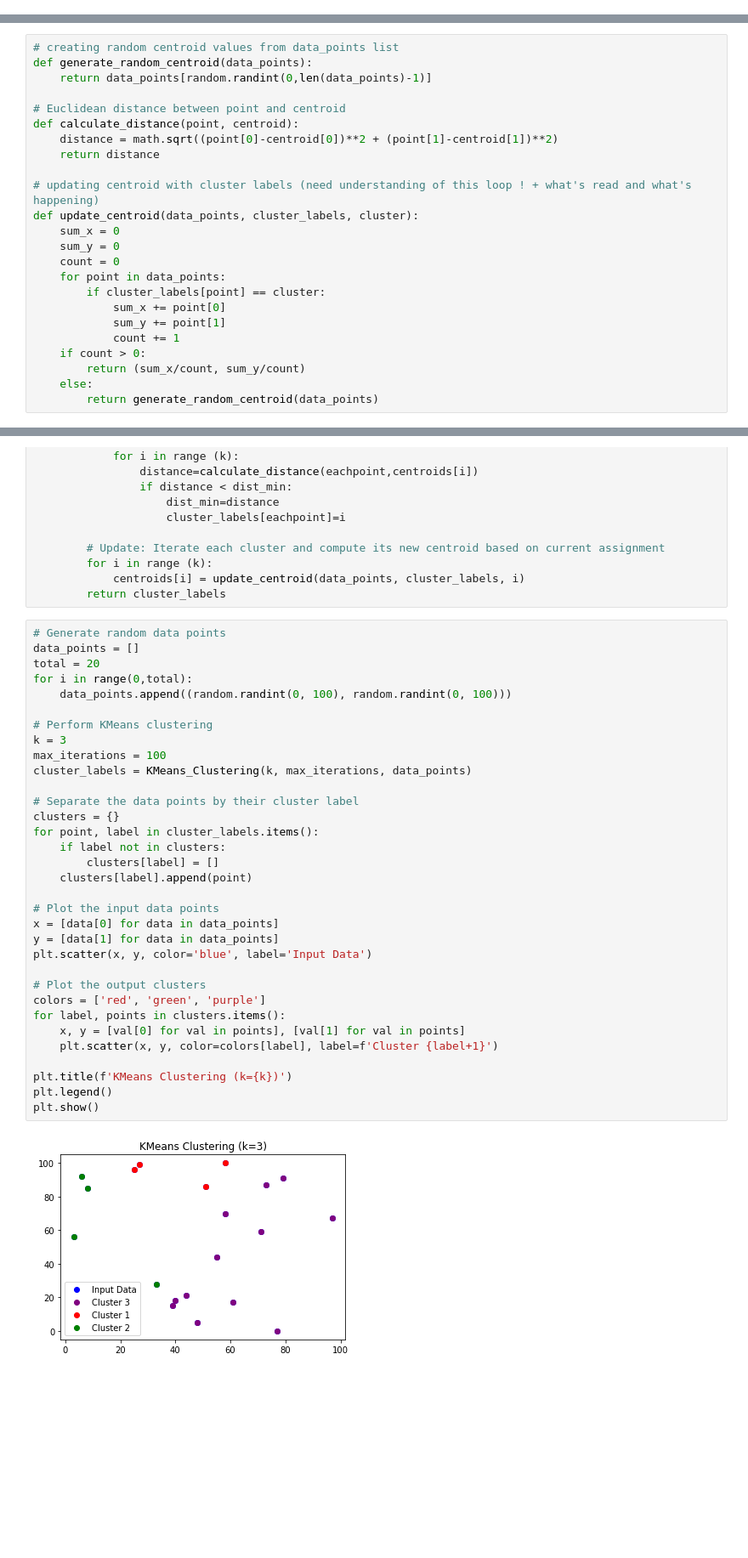
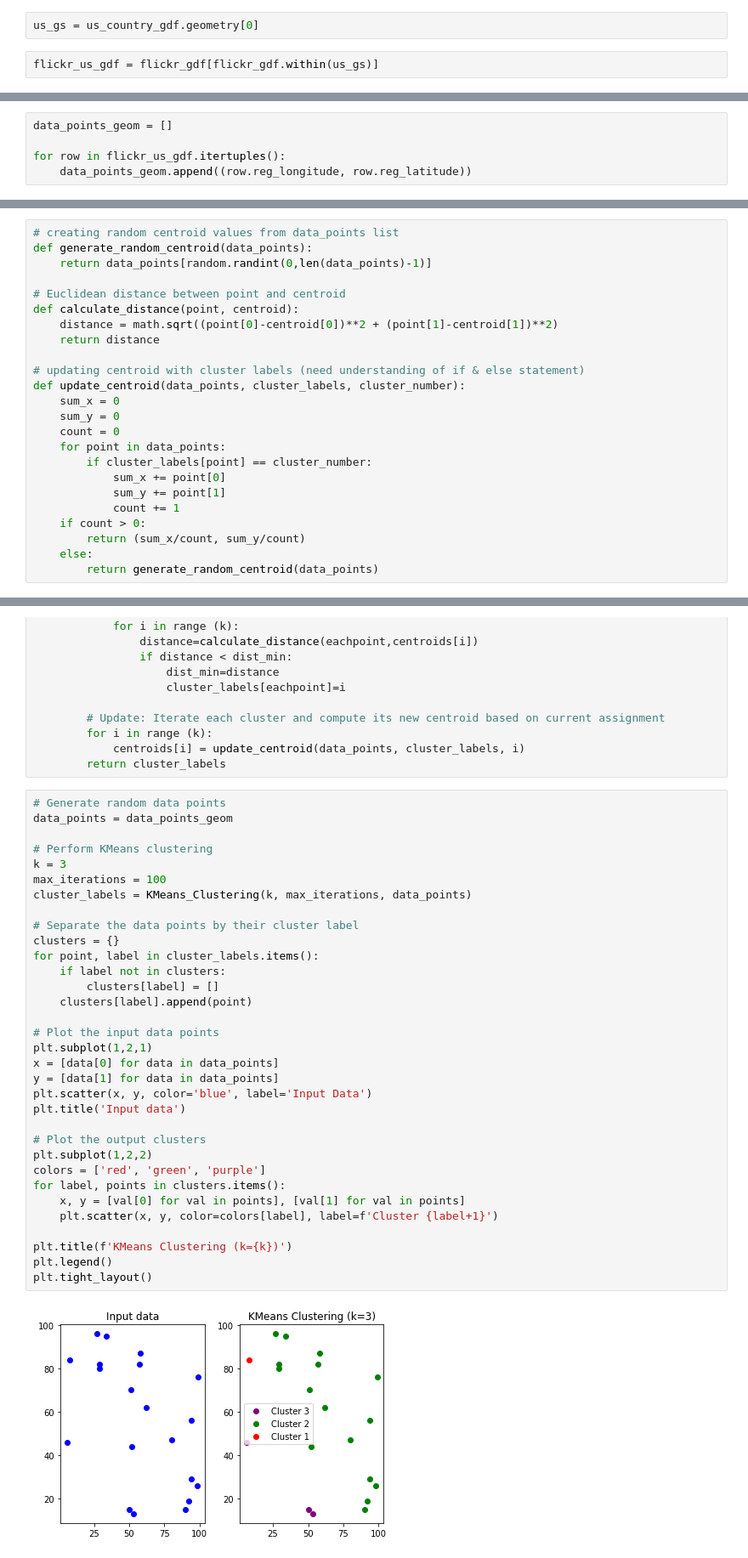
Before and after one commit to Sidrcs/Geospatial_BigData_Analytics, a Jupyter notebook: K-Means_Algorithm/K_Means.ipynb, the cells around one changed output, grey strips where cells are left out. Shown at 85% size. Drawn from its saved outputs; the diff is of its cells as text; blank space fills up the shorter version.

```diff
--- a/K-Means_Algorithm/K_Means.ipynb
+++ b/K-Means_Algorithm/K_Means.ipynb
@@ -70,0 +330,4 @@ Bounding Box:  [(0, 0), (3, 4)]
+# %%
+us_gs = us_country_gdf.geometry[0]
+# %%
+flickr_us_gdf = flickr_gdf[flickr_gdf.within(us_gs)]
@@ -71,3 +354,8 @@ Bounding Box:  [(0, 0), (3, 4)]
+# %%
+data_points_geom = []
+
+for row in flickr_us_gdf.itertuples():
+    data_points_geom.append((row.reg_longitude, row.reg_latitude))
 # %% [markdown]
 ### Task 3: K-Means Algorithm
 # %%
@@ -80,13 +368,13 @@ def calculate_distance(point, centroid):
     distance = math.sqrt((point[0]-centroid[0])**2 + (point[1]-centroid[1])**2)
     return distance
 
-# updating centroid with cluster labels (need understanding of this loop ! + what's read and what's happening)
-def update_centroid(data_points, cluster_labels, cluster):
+# updating centroid with cluster labels (need understanding of if & else statement)
+def update_centroid(data_points, cluster_labels, cluster_number):
     sum_x = 0
     sum_y = 0
     count = 0
     for point in data_points:
-        if cluster_labels[point] == cluster:
+        if cluster_labels[point] == cluster_number:
             sum_x += point[0]
             sum_y += point[1]
             count += 1
@@ -119,36 +407,36 @@ def KMeans_Clustering(k, max_iterations, data_points):
         return cluster_labels
 # %%
 # Generate random data points
-data_points = []
-total = 20
-for i in range(0,total):
-    data_points.append((random.randint(0, 100), random.randint(0, 100)))
+data_points = data_points_geom
 
 # Perform KMeans clustering
 k = 3
 max_iterations = 100
 cluster_labels = KMeans_Clustering(k, max_iterations, data_points)
 
 # Separate the data points by their cluster label
 clusters = {}
 for point, label in cluster_labels.items():
     if label not in clusters:
         clusters[label] = []
     clusters[label].append(point)
 
 # Plot the input data points
+plt.subplot(1,2,1)
 x = [data[0] for data in data_points]
 y = [data[1] for data in data_points]
 plt.scatter(x, y, color='blue', label='Input Data')
+plt.title('Input data')
 
 # Plot the output clusters
+plt.subplot(1,2,2)
 colors = ['red', 'green', 'purple']
 for label, points in clusters.items():
     x, y = [val[0] for val in points], [val[1] for val in points]
     plt.scatter(x, y, color=colors[label], label=f'Cluster {label+1}')
 
 plt.title(f'KMeans Clustering (k={k})')
 plt.legend()
-plt.show()
+plt.tight_layout()
 # %% [output]
-[figure, old version]
+[figure, new version]
```
Also changed, not shown: parts of 35 cells of this notebook, 2 other files.
